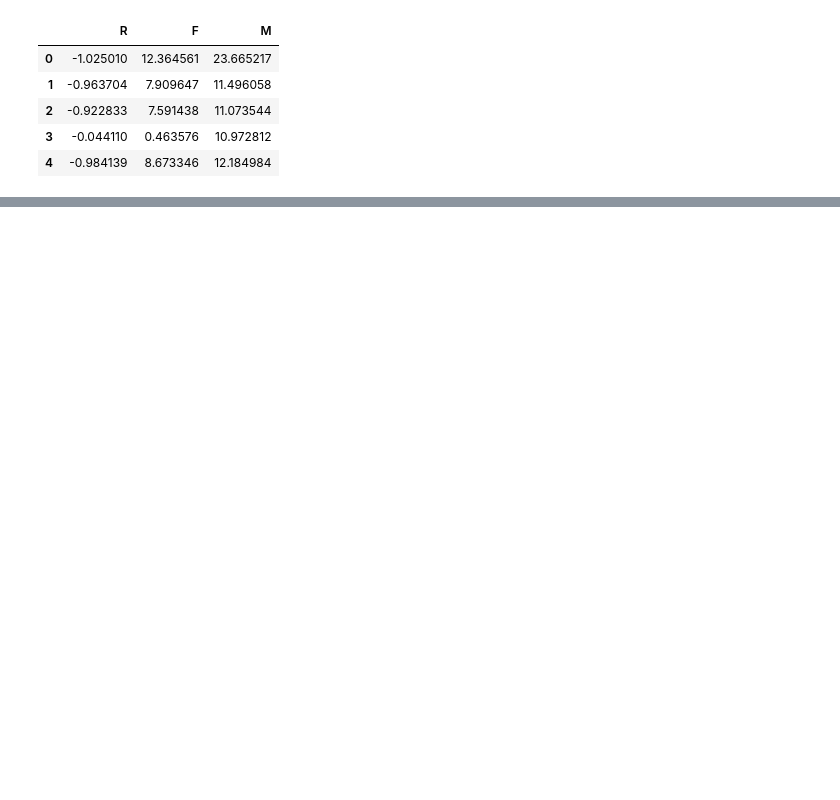
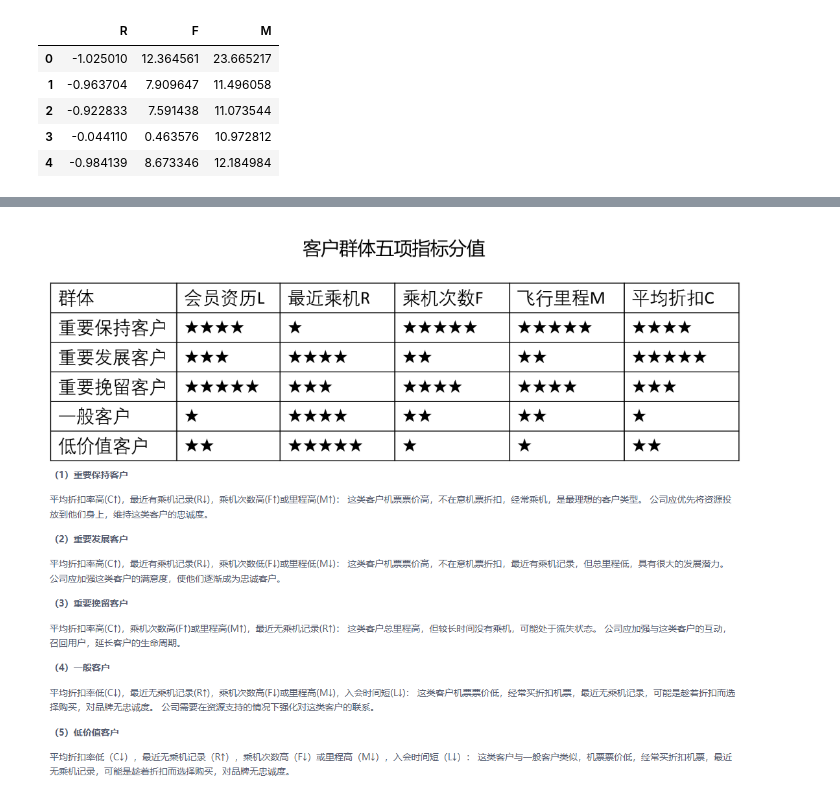
Before and after one commit to AlsQed/Analysis_of_Airline_Customer_Value, a Jupyter notebook: main.ipynb, the cells around one changed output, grey strips where cells are left out. Saved outputs shown, nothing was run; the diff lists cells and outputs as text; code cells hidden in the pictures; blank space fills up the shorter version.

```diff
--- a/main.ipynb
+++ b/main.ipynb
@@ -221,0 +264,4 @@ AttributeError: 'DataFrame' object has no attribute 'str'
+# %%
+display(Image(filename='result.png'))
+# %% [output]
+[figure, added]
```
Also changed, not shown: parts of 9 cells of this notebook, 1 other file.
